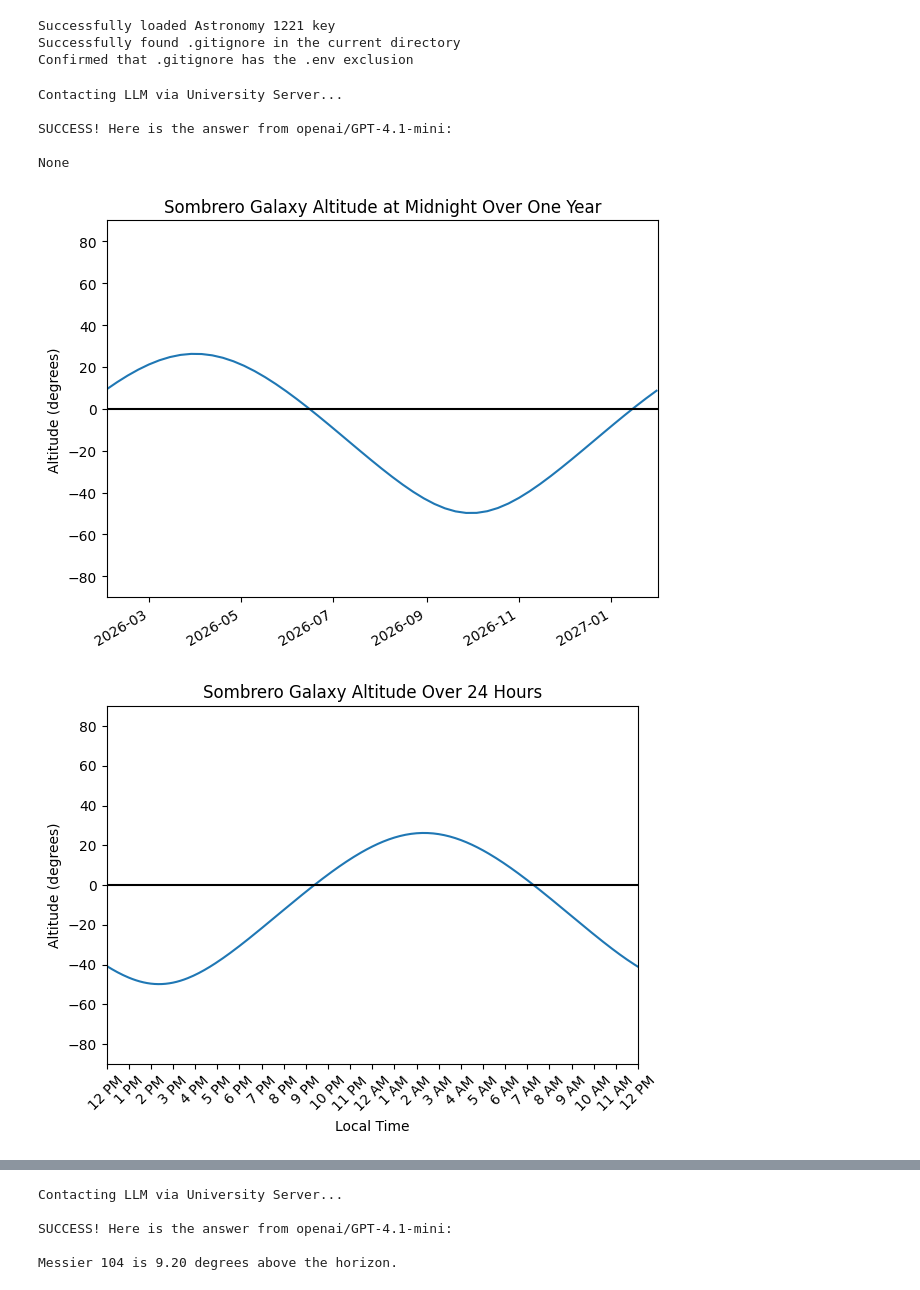
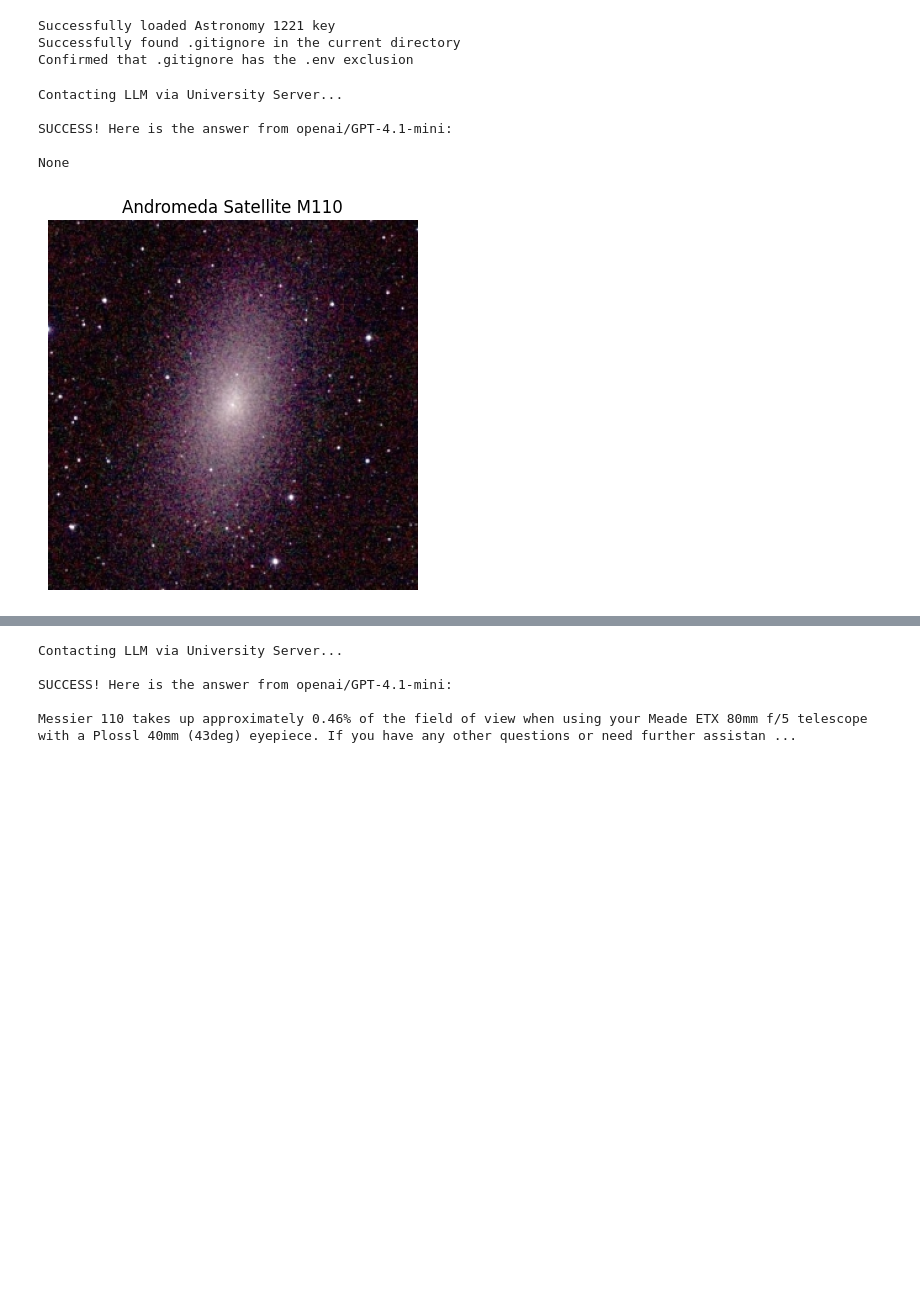
Before and after one commit to Wesley-Newman/Astron_1221_Project_1, a Jupyter notebook: Project_1.ipynb, the cells around one changed output, grey strips where cells are left out. Drawn from its saved outputs; the diff is of its cells as text; code cells hidden in the pictures; blank space fills up the shorter version.

Commit message:
Second function working. Full working copy.

```diff
--- a/Project_1.ipynb
+++ b/Project_1.ipynb
@@ -504 +558,22 @@ astro_objects = {
+# %%
+eye_piece_40 = eye_piece("Plossl 40mm (43deg)", 40, 43)
+eye_piece_31 = eye_piece("Nagler 31mm (82deg)", 32, 82)
+eye_piece_30 = eye_piece("ES 30mm (100deg)", 30, 100)
+eye_piece_26 = eye_piece("Plossl 26mm (52deg)", 26, 52)
+eye_piece_14 = eye_piece("Plossl 14mm (50deg)", 14, 50)
+eye_piece_125 = eye_piece("Celestron Micro Guide", 12.5, 42)
+eye_piece_12 = eye_piece("Meade MA12 Astrometric", 12, 40)
+eye_piece_10 = eye_piece("Celestron Luminos 10mm", 10, 82)
+eye_piece_6 = eye_piece("Plossl 6mm (50deg)", 6, 50)
+eye_piece = {
+    "Plossl 40mm (43deg)": eye_piece_40,
+    "Nagler 31mm (82deg)": eye_piece_31,
+    "ES 30mm (100deg)": eye_piece_30,
+    "Plossl 26mm (52deg)": eye_piece_26,
+    "Plossl 14mm (50deg)": eye_piece_14,
+    "Celestron Micro Guide": eye_piece_125,
+    "Meade MA12 Astrometric": eye_piece_12,
+    "Celestron Luminos 10mm": eye_piece_10,
+    "Plossl 6mm (50deg)": eye_piece_6,
+}
 # %% [markdown]
@@ -912,11 +1043,13 @@ def prompt_llm(messages, model="openai/GPT-4.1-mini", temperature=0, max_tokens=
 # Prompt to test the connection
 # prompt = "I want to observe messier 31 on 2026-02-16 at 23:58:00. My latitude is 40.0 degrees north, my longitude is  83.0 degrees west and my utc offset is -5 hours"
 
-messages=[{"role": "system", "content": "You are an astronomy assistant. For EVERY user request you MUST: 1. Call calculate_altitude 2. Call plot_altitude_year 3. Call plot_altitude_24hr All three tool calls must be made in the same response. Do NOT skip any tool. After the tools return results, provide the final formatted answer. Failure to call all three tools is incorrect behavior."}]
+messages=[{"role": "system", "content": "You are an astronomy assistant. You have 2 jobs that you help users with. Job 1 is to calculate the height in the sky of a Messier object at a given time and place. Job 2 is to determine the percent of the user's FOV an object takes up based on their eyepiece and telescope. For Job 1, EVERY user request you MUST: 1. Call calculate_altitude 2. Call plot_altitude_year 3. Call plot_altitude_24hr All three tool calls must be made in the same response. Do NOT skip any tool. After the tools return results, provide the final formatted answer. Failure to call all three tools is incorrect behavior. For Job 2: Calculate the percentage of the sky that an astronomical object takes up given the users telescope and eyepiece. You MUST call calculate_percent_fov and provide the final formatted answer."}]
 
-messages.append({"role": "user", "content": "I want to observe messier 104 on 2026-02-23 at 22:29:00. My latitude is 51.963120 degrees north, my longitude is 1.367928 degrees east and my utc offset is 0 hours."})
-messages.append({"role": "user", "content": "Please answer in the form with no other text: [Object] is [blank] degrees above/below the horizon."})
+# messages.append({"role": "user", "content": "I want to observe messier 104 on 2026-02-23 at 22:29:00. My latitude is 51.963120 degrees north, my longitude is 1.367928 degrees east and my utc offset is 0 hours."})
+# messages.append({"role": "user", "content": "Please answer in the form with no other text: [Object] is [blank] degrees above/below the horizon."})
 # def calculate_altitude(obj, obs_date, obs_time, latitude_deg, longitude_deg, utc_offset):
+
+messages.append({"role": "user", "content": "I want to find the percent FOV that Messier 110 takes up when using my Meade ETX 80mm f/5 and Plossl 40mm (43deg)"})
 
 # Step 2: Call the LLM with the tools schema defined
 response = prompt_llm(messages, tools=tools)
@@ -930,7 +1063,10 @@ if message.tool_calls:
         function_name = tool_call.function.name
         args = json.loads(tool_call.function.arguments)
 
-        obj = astro_objects[args["obj"]]
+        obj_key = args.get("obj") or args.get("object")
+        obj = astro_objects[obj_key]
+        eyepiece_used = eye_piece[args["eyepiece"]] if "eyepiece" in args else None
+        telescope_used = telescopes[args["telescope"]] if "telescope" in args else None
 
         if function_name == "calculate_altitude":
 
@@ -985,34 +1121,44 @@ if message.tool_calls:
                 "name": function_name,
                 "content": json.dumps("24hr plot generated.")
             })
+
+        elif function_name == "calculate_percent_fov":
+
+            percent = calculate_percent_fov(obj, eyepiece_used, telescope_used)
+
+            messages.append({
+                "role": "tool",
+                "tool_call_id": tool_call.id,
+                "name": function_name,
+                "content": json.dumps(percent)
+            })
     if hasattr(obj, "image_url") and obj.image_url:
         try:
             req = Request(
                 obj.image_url,
                 headers={'User-Agent': 'Mozilla/5.0'}
             )
 
             with urlopen(req) as response:
                 img = Image.open(response)
                 plt.imshow(np.asarray(img))
                 plt.axis('off')
                 plt.title(obj.name)
                 plt.show()
 
         except Exception as e:
             print(f"Could not load image: {e}")
     else:
         print("No image available.")
 
 
 
     final_response = prompt_llm(messages, tools=tools)
     # print(final_response.choices[0].message.content)
 # %% [output]
 Contacting LLM via University Server...
 
 SUCCESS! Here is the answer from openai/GPT-4.1-mini:
 
 None
-[figure, old version]
+[figure, new version]
-[figure, removed]
@@ -1021,4 +1166,4 @@ Contacting LLM via University Server...
 
 SUCCESS! Here is the answer from openai/GPT-4.1-mini:
 
-Messier 104 is 9.20 degrees above the horizon.
+Messier 110 takes up approximately 0.46% of the field of view when using your Meade ETX 80mm f/5 telescope with a Plossl 40mm (43deg) eyepiece. If you have any other questions or need further assistan ...
```
Also changed, not shown: parts of 10 cells of this notebook.
